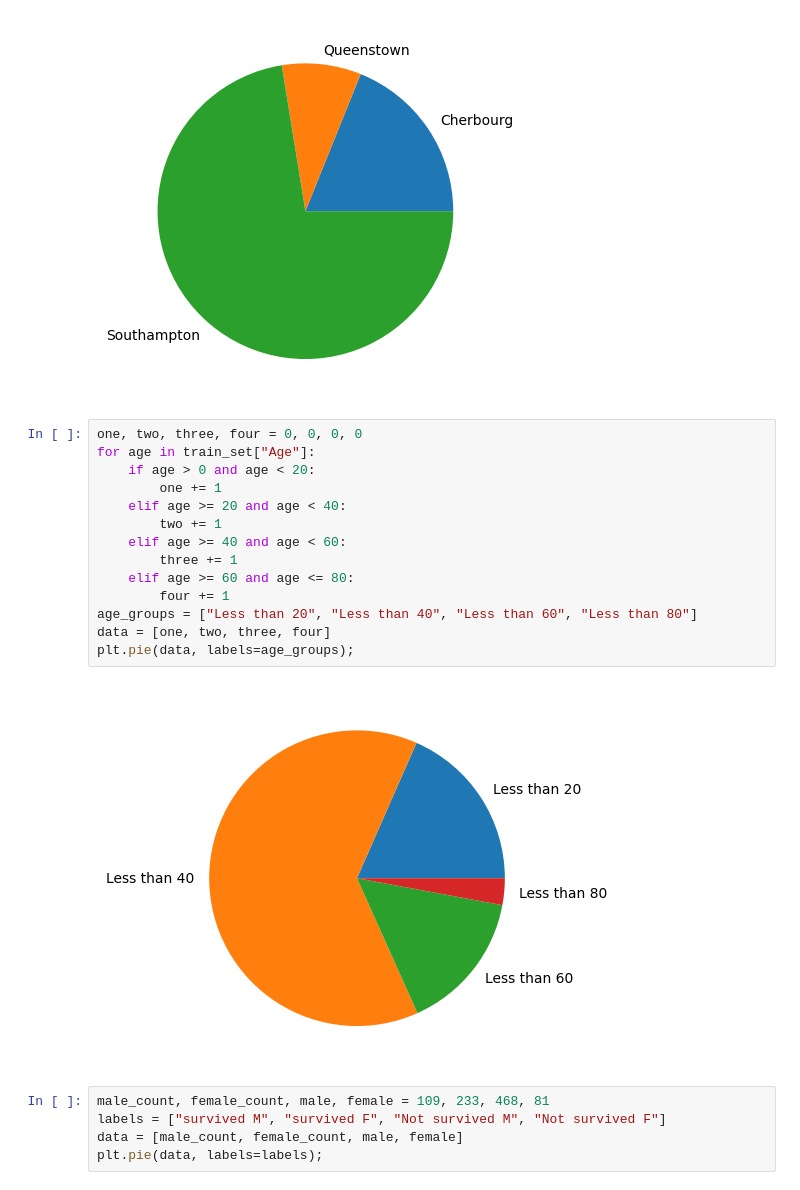
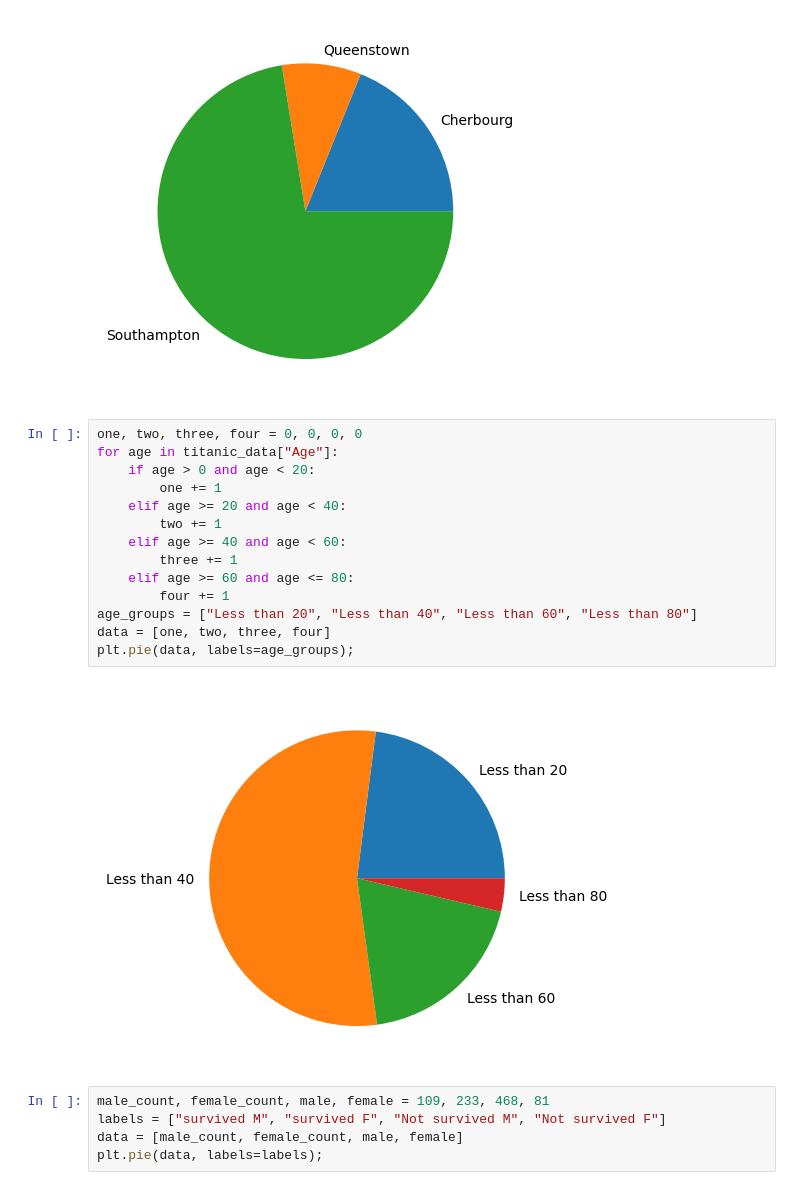
Before and after one commit to hoipranav/ML-Projects, a Jupyter notebook: Titanic Survival Prediction/Model_built.ipynb, the cells around one changed output. Drawn from its saved outputs; the diff is of its cells as text.

```diff
--- a/Titanic Survival Prediction/Model_built.ipynb
+++ b/Titanic Survival Prediction/Model_built.ipynb
@@ -42,20 +42,20 @@ plt.pie(data, labels=embarked);
 [figure]
 # %%
 one, two, three, four = 0, 0, 0, 0
-for age in train_set["Age"]:
+for age in titanic_data["Age"]:
     if age > 0 and age < 20:
         one += 1
     elif age >= 20 and age < 40:
         two += 1
     elif age >= 40 and age < 60:
         three += 1
     elif age >= 60 and age <= 80:
         four += 1
 age_groups = ["Less than 20", "Less than 40", "Less than 60", "Less than 80"]
 data = [one, two, three, four]
 plt.pie(data, labels=age_groups);
 # %% [output]
-[figure, old version]
+[figure, new version]
 # %%
 male_count, female_count, male, female = 109, 233, 468, 81
 labels = ["survived M", "survived F", "Not survived M", "Not survived F"]
```
Also changed, not shown: parts of 25 cells of this notebook.
